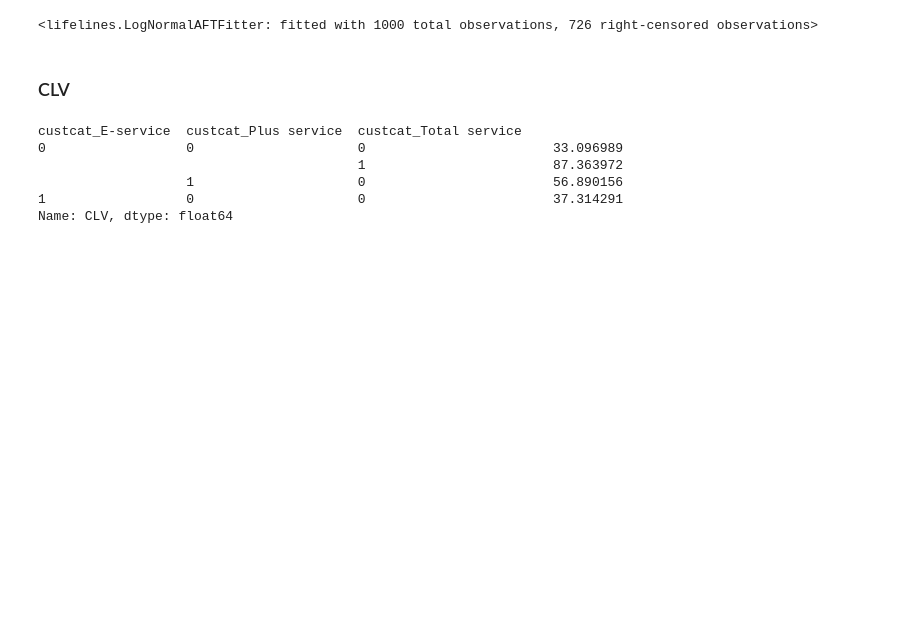
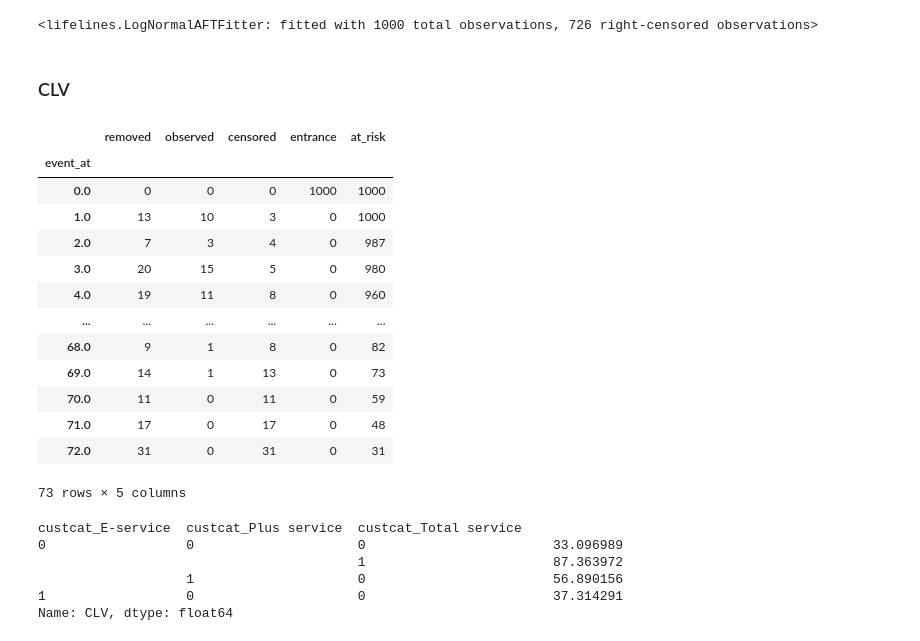
Before and after one commit to arturavagyan2/MA_HW_3, a Jupyter notebook: AFT_CLV.ipynb, the cells around one changed output. Saved outputs shown, nothing was run; the diff lists cells and outputs as text; code cells hidden in the pictures; blank space fills up the shorter version.

```diff
--- a/AFT_CLV.ipynb
+++ b/AFT_CLV.ipynb
@@ -263,6 +263,23 @@ predicted_survival = aft_log_normal.predict_survival_function(telco_data)
 telco_data['expected_lifetime'] = predicted_survival.apply(lambda x: x.mean(), axis=1)
 
 telco_data['CLV'] = telco_data['expected_lifetime'] * customer_revenue
+# %%
+survival_table
+# %% [output]
+|  | removed | observed | censored | entrance | at_risk |
+| event_at |  |  |  |  |  |
+| 0.0 | 0 | 0 | 0 | 1000 | 1000 |
+| 1.0 | 13 | 10 | 3 | 0 | 1000 |
+| 2.0 | 7 | 3 | 4 | 0 | 987 |
+| 3.0 | 20 | 15 | 5 | 0 | 980 |
+| 4.0 | 19 | 11 | 8 | 0 | 960 |
+| ... | ... | ... | ... | ... | ... |
+| 68.0 | 9 | 1 | 8 | 0 | 82 |
+| 69.0 | 14 | 1 | 13 | 0 | 73 |
+| 70.0 | 11 | 0 | 11 | 0 | 59 |
+| 71.0 | 17 | 0 | 17 | 0 | 48 |
+| 72.0 | 31 | 0 | 31 | 0 | 31 |
+73 rows × 5 columns
 # %%
 segmented_clv_by_custcat = telco_data.groupby(['custcat_E-service', 'custcat_Plus service', 'custcat_Total service'])['CLV'].mean()
 segmented_clv_by_custcat
```
